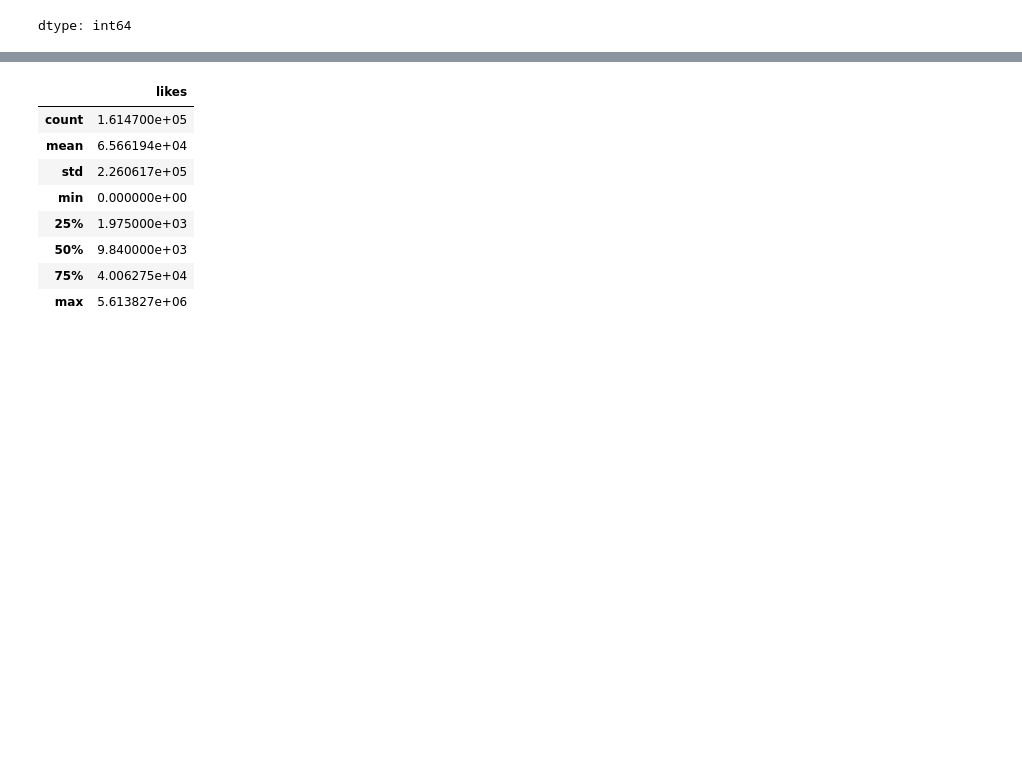
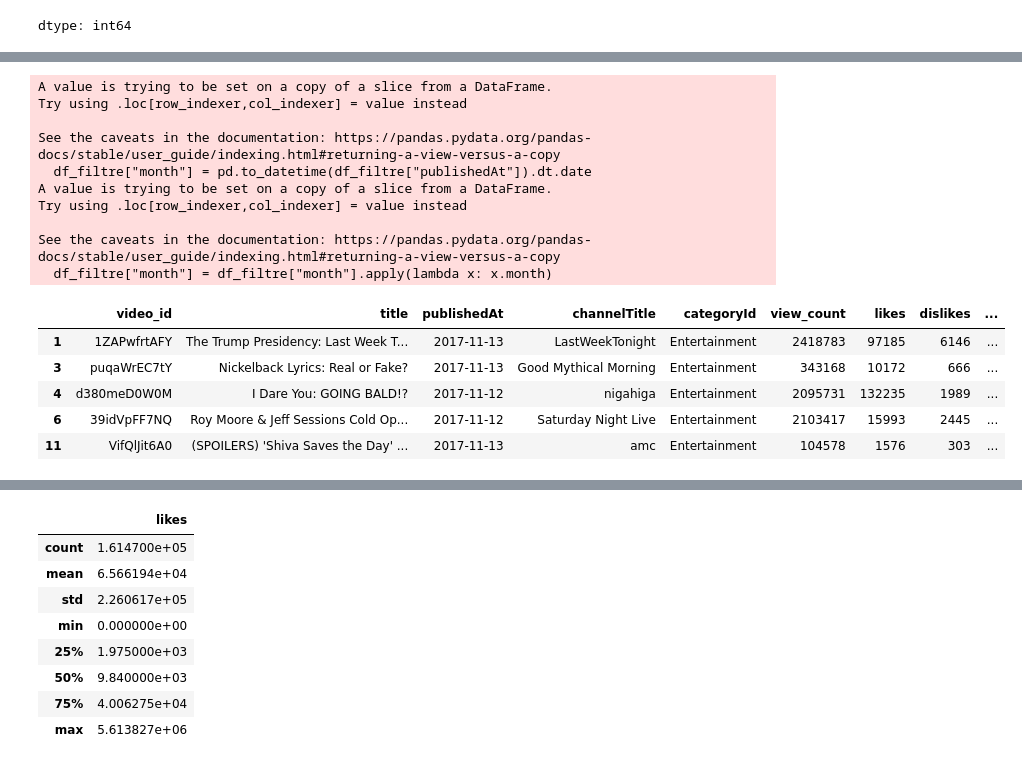
Before and after one commit to faridachettih/datascientest, a Jupyter notebook: Exams/Exam02 - Youtube videos.ipynb, the cells around one changed output, grey strips where cells are left out. Saved outputs shown, nothing was run; the diff lists cells and outputs as text; code cells hidden in the pictures; blank space fills up the shorter version.

```diff
--- a/Exams/Exam02 - Youtube videos.ipynb
+++ b/Exams/Exam02 - Youtube videos.ipynb
@@ -197,3 +191,27 @@ df_filtre
+# %%
+# (m)
+# création d'une nouvelle colonne 'month' en obtenant une pandas.Series contenant des objets datetime.date
+df_filtre["month"] = pd.to_datetime(df_filtre["publishedAt"]).dt.date
+# On applique une fonction à chaque élément de la Series pour récupérer le mois.
+df_filtre["month"] = df_filtre["month"].apply(lambda x: x.month)
+df_filtre.head()
+# %% [output]
+A value is trying to be set on a copy of a slice from a DataFrame.
+Try using .loc[row_indexer,col_indexer] = value instead
+
+See the caveats in the documentation: https://pandas.pydata.org/pandas-docs/stable/user_guide/indexing.html#returning-a-view-versus-a-copy
+  df_filtre["month"] = pd.to_datetime(df_filtre["publishedAt"]).dt.date
+A value is trying to be set on a copy of a slice from a DataFrame.
+Try using .loc[row_indexer,col_indexer] = value instead
+
+See the caveats in the documentation: https://pandas.pydata.org/pandas-docs/stable/user_guide/indexing.html#returning-a-view-versus-a-copy
+  df_filtre["month"] = df_filtre["month"].apply(lambda x: x.month)
+|  | video_id | title | publishedAt | channelTitle | categoryId | view_count | likes | dislikes | ... |
+| 1 | 1ZAPwfrtAFY | The Trump Presidency: Last Week T... | 2017-11-13 | LastWeekTonight | Entertainment | 2418783 | 97185 | 6146 | ... |
+| 3 | puqaWrEC7tY | Nickelback Lyrics: Real or Fake? | 2017-11-13 | Good Mythical Morning | Entertainment | 343168 | 10172 | 666 | ... |
+| 4 | d380meD0W0M | I Dare You: GOING BALD!? | 2017-11-12 | nigahiga | Entertainment | 2095731 | 132235 | 1989 | ... |
+| 6 | 39idVpFF7NQ | Roy Moore & Jeff Sessions Cold Op... | 2017-11-12 | Saturday Night Live | Entertainment | 2103417 | 15993 | 2445 | ... |
+| 11 | VifQlJit6A0 | (SPOILERS) 'Shiva Saves the Day' ... | 2017-11-13 | amc | Entertainment | 104578 | 1576 | 303 | ... |
 # %%
 # (n) Grâce au résultat précédent et à la cellule suivante que vous exécuterez, peut-on conclure quant à une hiérarchie
 # entre la catégorie et le nombre d'apparitions de la vidéo au fil du temps (en fonction du mois)?
```
Also changed, not shown: parts of 10 cells of this notebook.
